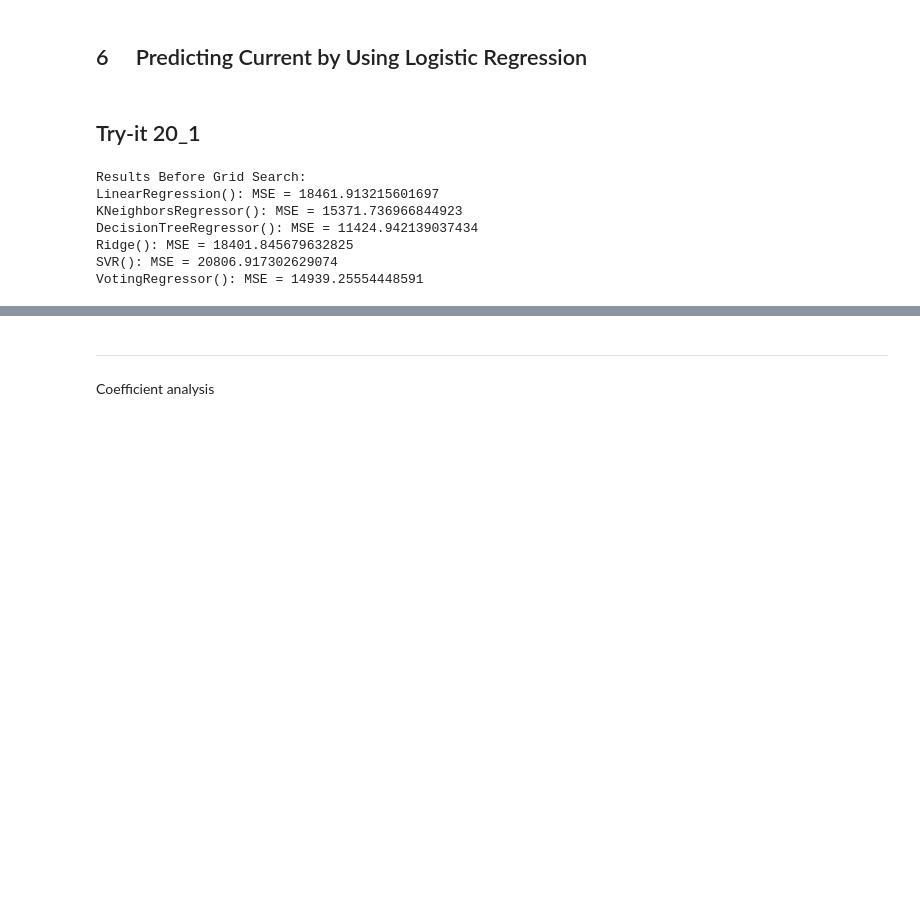
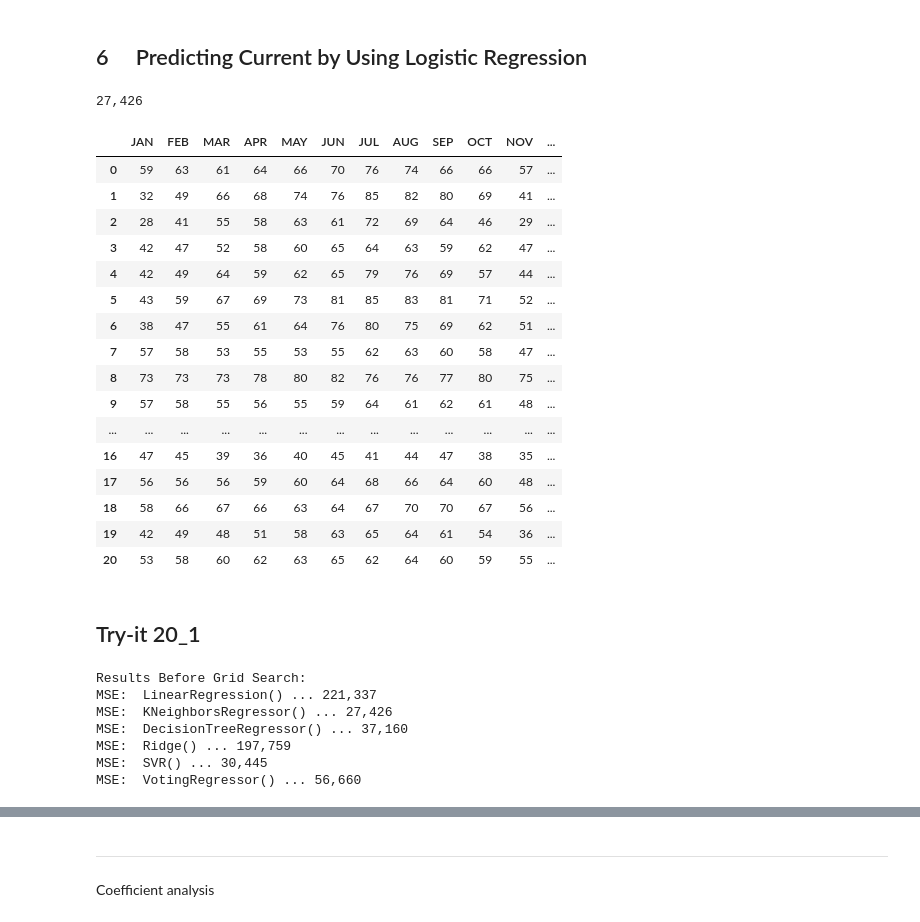
Before and after one commit to Nathan-Oyama-Personal/berkeley-ai, a Jupyter notebook: module20/eda.ipynb, the cells around one changed output, grey strips where cells are left out. Cells and saved outputs as stored; diff of their text form; code cells hidden in the pictures; blank space fills up the shorter version.

Commit message:
Formatted Means

```diff
--- a/module20/eda.ipynb
+++ b/module20/eda.ipynb
@@ -532,0 +531,5 @@ case_id
+# %%
+df_photovoltaic_lng_lat = df_photovoltaic[['County-State','Longitude','Latitude']]
+
+del df_photovoltaic['Longitude']
+del df_photovoltaic['Latitude']
@@ -532,0 +546,8 @@ case_id
+# %%
+df_photovoltaic = pd.merge(
+    df_photovoltaic.groupby('County-State').sum(),
+    df_photovoltaic_lng_lat,
+    on='County-State', how='inner'
+    )
+
+print(df_photovoltaic.head())
@@ -532,0 +561,4 @@ case_id
+# %%
+df_photovoltaic = df_photovoltaic\
+    .sort_values('County-State')\
+    .drop_duplicates('County-State')
@@ -669,8 +729,8 @@ df_city.head()
 # %%
 df_solar = df_landvalue.copy()
 
+df_solar = pd.merge(df_solar, df_photovoltaic, on='County-State', how='outer')
 df_solar = pd.merge(df_solar, df_sunshine,     on='City-State',   how='inner')
-df_solar = pd.merge(df_solar, df_photovoltaic, on='County-State', how='left')
 
 print(df_solar.head())
 
@@ -790,10 +845,46 @@ from sklearn.svm           import SVR
 from sklearn.ensemble import VotingRegressor
 
 from sklearn.inspection import permutation_importance
+# %%
+scaled_pipe = Pipeline([
+    ('scaler',    StandardScaler()),
+    ('regressor', KNeighborsRegressor())
+]).fit(X_train,y_train)
+
+y_pred = scaled_pipe.predict(X_test)
+y_pred[y_pred < 0.0] = 0.0  # Don't allow negative current
+
+print(f"{int(mean_squared_error(y_pred,y_test)):,}")
+
+pd.concat([
+    X_test.reset_index(drop=True),
+    y_test.reset_index(drop=True),
+    pd.DataFrame(y_pred).reset_index(drop=True)
+    ], axis=1)
+# %% [output]
+27,426
+|  | JAN | FEB | MAR | APR | MAY | JUN | JUL | AUG | SEP | OCT | NOV | ... |
+| 0 | 59 | 63 | 61 | 64 | 66 | 70 | 76 | 74 | 66 | 66 | 57 | ... |
+| 1 | 32 | 49 | 66 | 68 | 74 | 76 | 85 | 82 | 80 | 69 | 41 | ... |
+| 2 | 28 | 41 | 55 | 58 | 63 | 61 | 72 | 69 | 64 | 46 | 29 | ... |
+| 3 | 42 | 47 | 52 | 58 | 60 | 65 | 64 | 63 | 59 | 62 | 47 | ... |
+| 4 | 42 | 49 | 64 | 59 | 62 | 65 | 79 | 76 | 69 | 57 | 44 | ... |
+| 5 | 43 | 59 | 67 | 69 | 73 | 81 | 85 | 83 | 81 | 71 | 52 | ... |
+| 6 | 38 | 47 | 55 | 61 | 64 | 76 | 80 | 75 | 69 | 62 | 51 | ... |
+| 7 | 57 | 58 | 53 | 55 | 53 | 55 | 62 | 63 | 60 | 58 | 47 | ... |
+| 8 | 73 | 73 | 73 | 78 | 80 | 82 | 76 | 76 | 77 | 80 | 75 | ... |
+| 9 | 57 | 58 | 55 | 56 | 55 | 59 | 64 | 61 | 62 | 61 | 48 | ... |
+| ... | ... | ... | ... | ... | ... | ... | ... | ... | ... | ... | ... | ... |
+| 16 | 47 | 45 | 39 | 36 | 40 | 45 | 41 | 44 | 47 | 38 | 35 | ... |
+| 17 | 56 | 56 | 56 | 59 | 60 | 64 | 68 | 66 | 64 | 60 | 48 | ... |
+| 18 | 58 | 66 | 67 | 66 | 63 | 64 | 67 | 70 | 70 | 67 | 56 | ... |
+| 19 | 42 | 49 | 48 | 51 | 58 | 63 | 65 | 64 | 61 | 54 | 36 | ... |
+| 20 | 53 | 58 | 60 | 62 | 63 | 65 | 62 | 64 | 60 | 59 | 55 | ... |
 # %% [markdown]
 ## Try-it 20_1
 # %%
 reg_linear = LinearRegression()
+reg_knn    = KNeighborsRegressor()
 reg_tree   = DecisionTreeRegressor(random_state=42)
 reg_ridge  = Ridge()
 
@@ -805,12 +896,12 @@ pipelines = {
         ]),
     'KNeighborsRegressor()':   Pipeline([
         ('scaler',    StandardScaler()),
-        ('regressor', KNeighborsRegressor())
+        ('regressor', reg_knn)
         ]),
     'DecisionTreeRegressor()': Pipeline([
         ('regressor', reg_tree)
         ]),
-    'Ridge()':        Pipeline([
+    'Ridge()':                 Pipeline([
         ('scaler',    StandardScaler()),
         ('regressor', reg_ridge)
         ]),
@@ -832,6 +923,7 @@ voting_reg = VotingRegressor(estimators=[
 # Function to evaluate models
 def evaluate_model(model, X_test, y_test):
     y_pred = model.predict(X_test)
+    y_pred[y_pred < 0.0] = 0.0  # Don't allow negative current
     mse = mean_squared_error(y_test, y_pred)
     return mse
 
@@ -850,12 +942,12 @@ results_before_gs['VotingRegressor()'] = voting_mse_before_gs
 # Print results before grid search
 print("Results Before Grid Search:")
 for name, mse in results_before_gs.items():
-    print(f'{name}: MSE = {mse}')
+    print("MSE: ", name, "...", f'{int(mse):,}')
 # %% [output]
 Results Before Grid Search:
-LinearRegression(): MSE = 18461.913215601697
-KNeighborsRegressor(): MSE = 15371.736966844923
-DecisionTreeRegressor(): MSE = 11424.942139037434
-Ridge(): MSE = 18401.845679632825
-SVR(): MSE = 20806.917302629074
-VotingRegressor(): MSE = 14939.25554448591
+MSE:  LinearRegression() ... 221,337
+MSE:  KNeighborsRegressor() ... 27,426
+MSE:  DecisionTreeRegressor() ... 37,160
+MSE:  Ridge() ... 197,759
+MSE:  SVR() ... 30,445
+MSE:  VotingRegressor() ... 56,660
```
Also changed, not shown: parts of 21 cells of this notebook.
